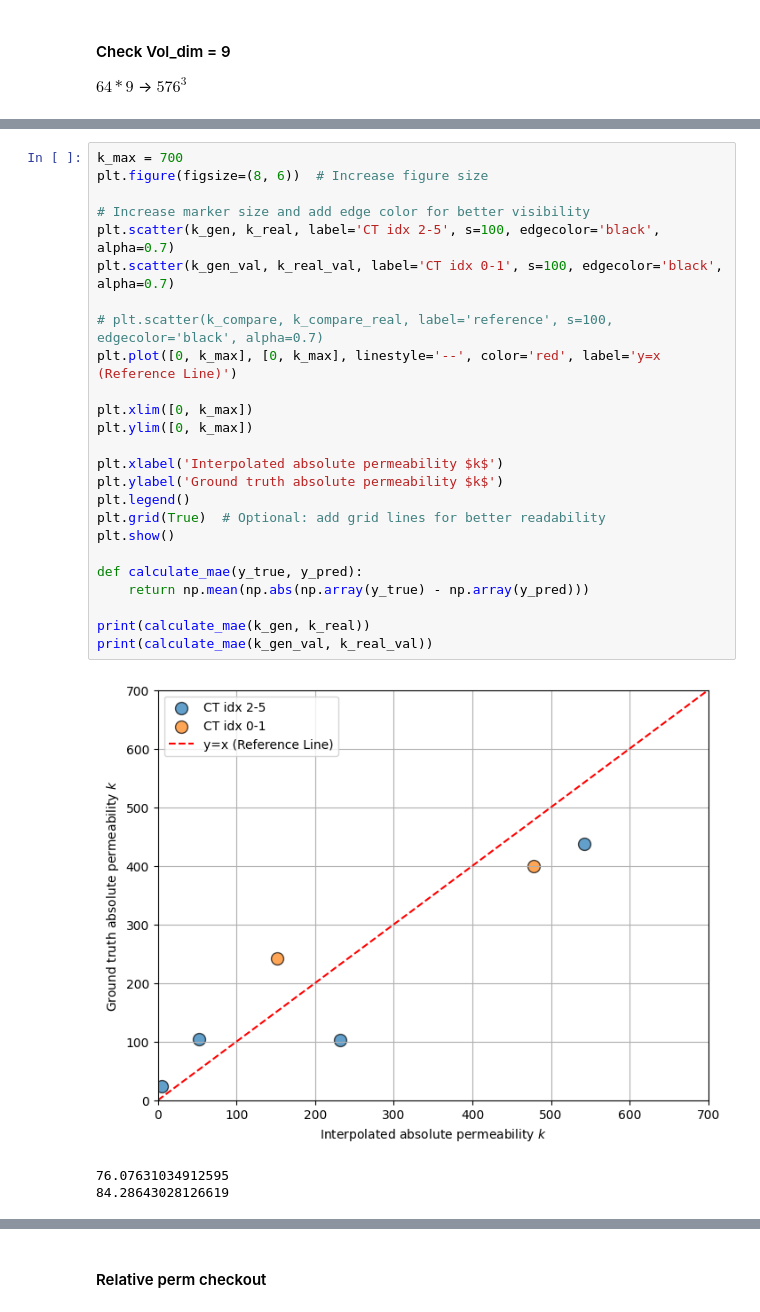
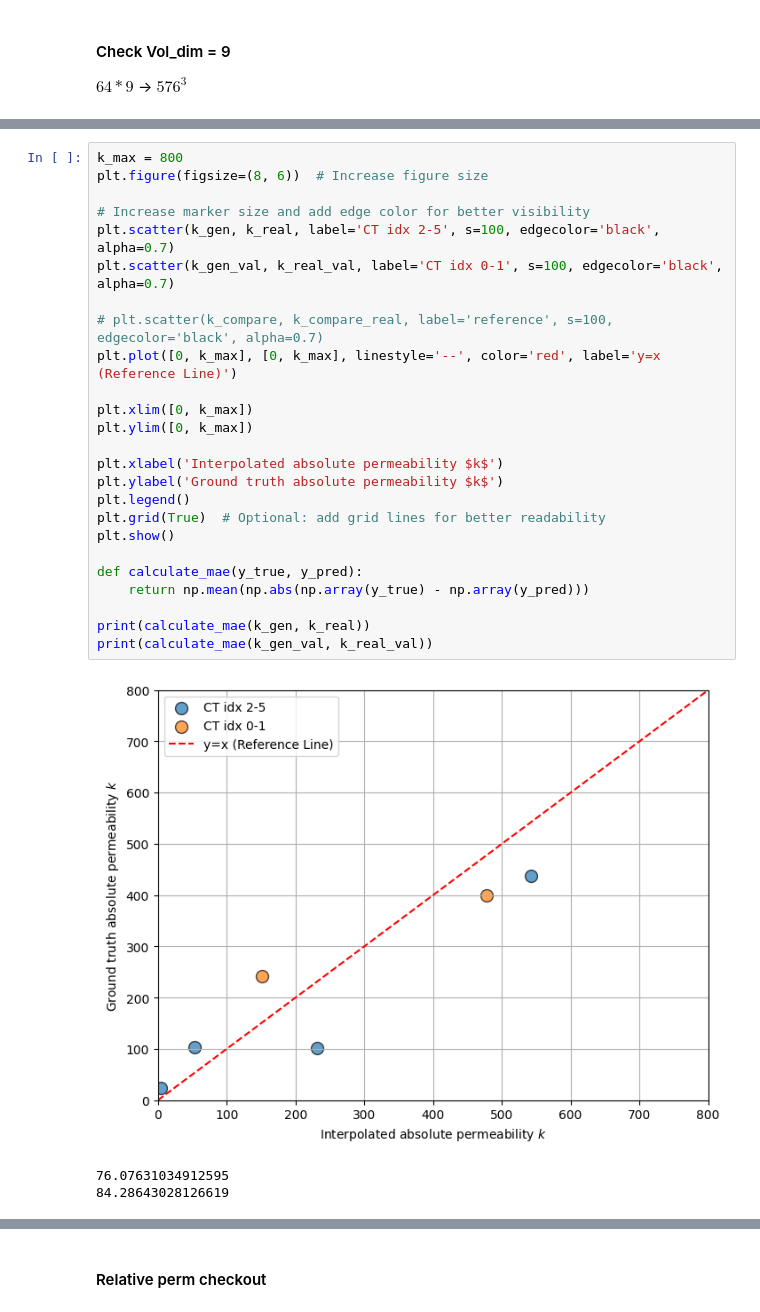
Before and after one commit to ZihanRen/poretransformer, a Jupyter notebook: lpu3dnet/post_process/analyze_phys_single.ipynb, the cells around one changed output, grey strips where cells are left out. Cells and saved outputs as stored; diff of their text form.

```diff
--- a/lpu3dnet/post_process/analyze_phys_single.ipynb
+++ b/lpu3dnet/post_process/analyze_phys_single.ipynb
@@ -76,30 +98,30 @@ for ct_idx in range(6):
 # %%
-k_max = 700
+k_max = 800
 plt.figure(figsize=(8, 6))  # Increase figure size
 
 # Increase marker size and add edge color for better visibility
 plt.scatter(k_gen, k_real, label='CT idx 2-5', s=100, edgecolor='black', alpha=0.7)
 plt.scatter(k_gen_val, k_real_val, label='CT idx 0-1', s=100, edgecolor='black', alpha=0.7)
 
 # plt.scatter(k_compare, k_compare_real, label='reference', s=100, edgecolor='black', alpha=0.7)
 plt.plot([0, k_max], [0, k_max], linestyle='--', color='red', label='y=x (Reference Line)')
 
 plt.xlim([0, k_max])
 plt.ylim([0, k_max])
 
 plt.xlabel('Interpolated absolute permeability $k$')
 plt.ylabel('Ground truth absolute permeability $k$')
 plt.legend()
 plt.grid(True)  # Optional: add grid lines for better readability
 plt.show()
 
 def calculate_mae(y_true, y_pred):
     return np.mean(np.abs(np.array(y_true) - np.array(y_pred)))
 
 print(calculate_mae(k_gen, k_real))
 print(calculate_mae(k_gen_val, k_real_val))
 # %% [output]
-[figure, old version]
+[figure, new version]
 76.07631034912595
 84.28643028126619
 # %%
```
Also changed, not shown: parts of 15 cells of this notebook, 34 other files.
